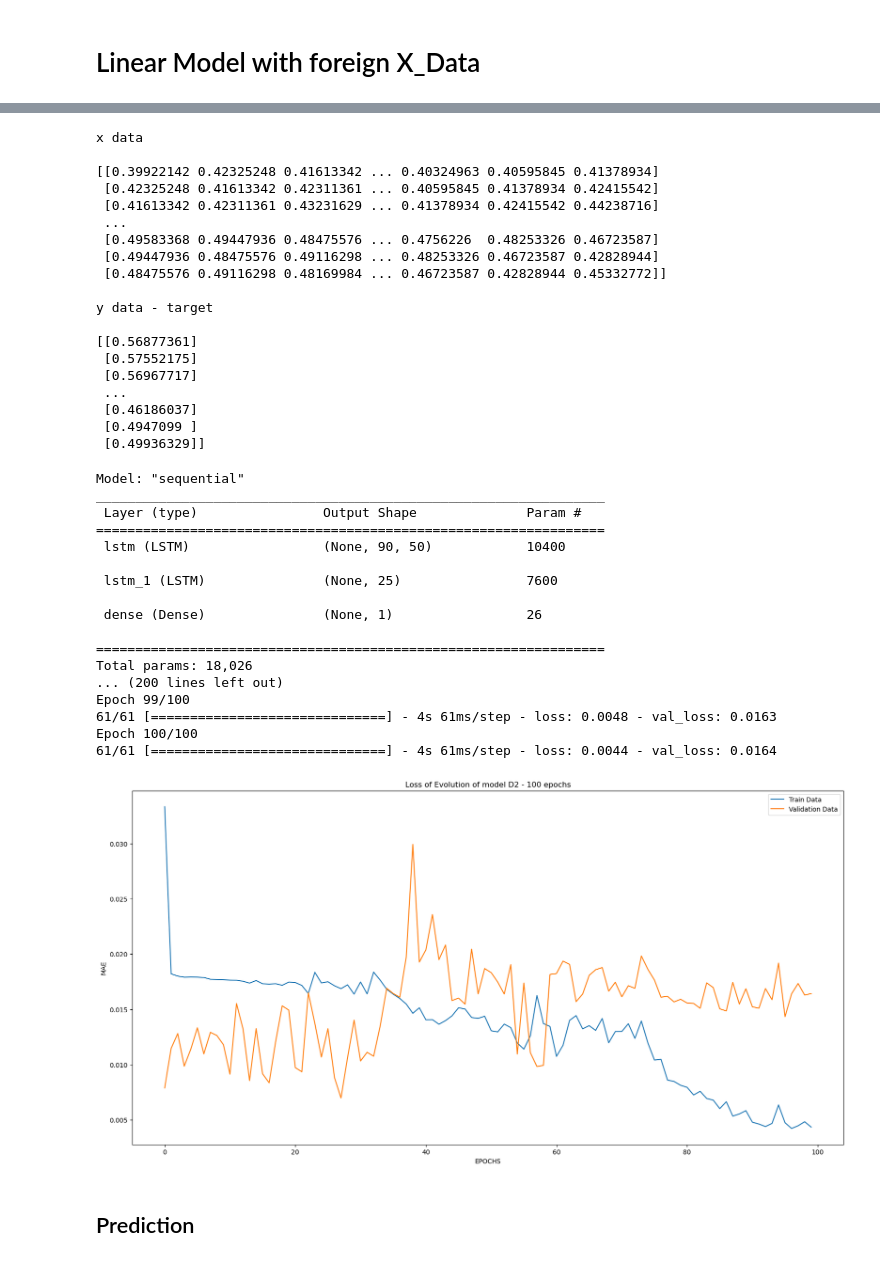
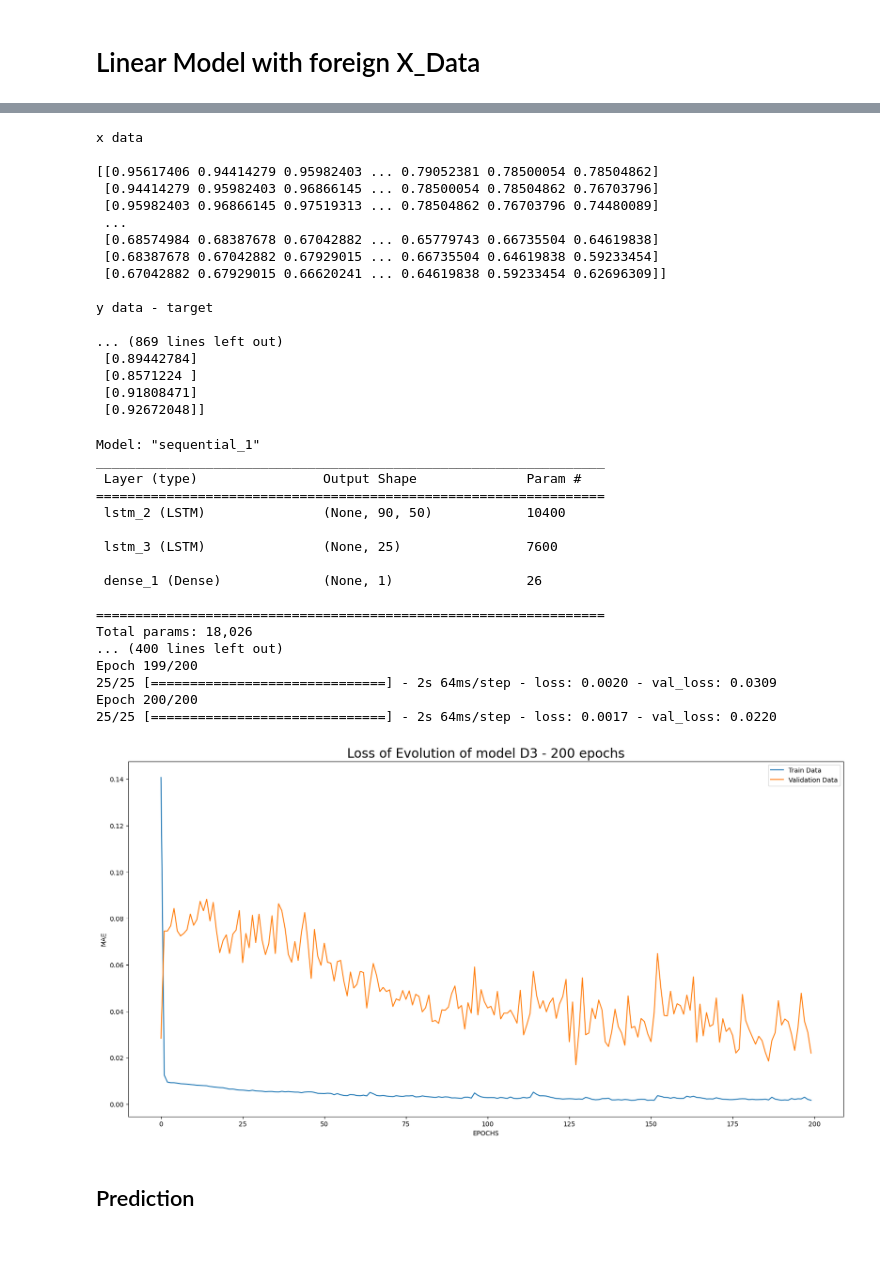
Before and after one commit to zohanny/LSTM-Euronext, a Jupyter notebook: EURONEXT LISBON - Forecasting with LSTM.ipynb, the cells around one changed output, grey strips where cells are left out. Saved outputs shown, nothing was run; the diff lists cells and outputs as text; code cells hidden in the pictures.

```diff
--- a/EURONEXT LISBON - Forecasting with LSTM.ipynb
+++ b/EURONEXT LISBON - Forecasting with LSTM.ipynb
@@ -26,7 +26,7 @@ import os
 LOOK_BACK = 90
 PERIODS_TO_PREDICT = 50
 BATCH_SIZE = 32
-EPOCHS=10
+EPOCHS=200
 LEARN_RATE=0.0005
 VALIDATION_SPLIT=0.1
 NUMBER_NEURONS=50
@@ -43,10 +43,10 @@ NUMBER_OF_LAYERS=2;
 #dfspain.to_csv('stocks5yspain.csv')
 # %%
 def load_dfspain():
-    return pd.read_csv('stocks5yspain.csv', index_col=0, parse_dates=True) if PERIOD=='5Y' else pd.read_csv('stocks10yspain.csv', index_col=0, parse_dates=True)
+    return pd.read_csv('stocks5yspain.csv', index_col=0, parse_dates=True) if PERIOD=='5y' else pd.read_csv('stocks10yspain.csv', index_col=0, parse_dates=True)
 # %%
 def load_df_portugal():
-    return pd.read_csv('stocks.csv', index_col=0, parse_dates=True) if PERIOD=='5Y' else pd.read_csv('stocks10y.csv', index_col=0, parse_dates=True)
+    return pd.read_csv('stocks.csv', index_col=0, parse_dates=True) if PERIOD=='5y' else pd.read_csv('stocks10y.csv', index_col=0, parse_dates=True)
 # %%
 #df = pd.read_csv('stocks.csv', index_col=0, parse_dates=True)
 df = pd.read_csv('stocks.csv', index_col=0, parse_dates=True)
@@ -296,7 +279,7 @@ def plotHistory(history, yaxis="MAE", title="") :
     plt.plot(history.history['val_loss'], label='Validation Data')
     plt.xlabel("EPOCHS")
     plt.ylabel(yaxis)
-    plt.title(title)
+    plt.title(title, fontsize=20)
     plt.legend()
     plt.show()
 # %% [markdown]
@@ -675,49 +658,47 @@ print(y_train_data)
 # %% [output]
 x data
 
-[[0.39922142 0.42325248 0.41613342 ... 0.40324963 0.40595845 0.41378934]
- [0.42325248 0.41613342 0.42311361 ... 0.40595845 0.41378934 0.42415542]
- [0.41613342 0.42311361 0.43231629 ... 0.41378934 0.42415542 0.44238716]
+[[0.95617406 0.94414279 0.95982403 ... 0.79052381 0.78500054 0.78504862]
+ [0.94414279 0.95982403 0.96866145 ... 0.78500054 0.78504862 0.76703796]
+ [0.95982403 0.96866145 0.97519313 ... 0.78504862 0.76703796 0.74480089]
  ...
- [0.49583368 0.49447936 0.48475576 ... 0.4756226  0.48253326 0.46723587]
- [0.49447936 0.48475576 0.49116298 ... 0.48253326 0.46723587 0.42828944]
- [0.48475576 0.49116298 0.48169984 ... 0.46723587 0.42828944 0.45332772]]
+ [0.68574984 0.68387678 0.67042882 ... 0.65779743 0.66735504 0.64619838]
+ [0.68387678 0.67042882 0.67929015 ... 0.66735504 0.64619838 0.59233454]
+ [0.67042882 0.67929015 0.66620241 ... 0.64619838 0.59233454 0.62696309]]
 
 y data - target
 
-[[0.56877361]
- [0.57552175]
- [0.56967717]
- ...
- [0.46186037]
- [0.4947099 ]
- [0.49936329]]
+... (869 lines left out)
+ [0.89442784]
+ [0.8571224 ]
+ [0.91808471]
+ [0.92672048]]
 # %%
 lstm_model = createLstmModel(x_train_data)
 print(lstm_model.summary())
 history=trainLstmModel(lstm_model, x_train_data, y_train_data)
 # %% [output]
-Model: "sequential"
+Model: "sequential_1"
 _________________________________________________________________
  Layer (type)                Output Shape              Param #
 =================================================================
- lstm (LSTM)                 (None, 90, 50)            10400
+ lstm_2 (LSTM)               (None, 90, 50)            10400
 
- lstm_1 (LSTM)               (None, 25)                7600
+ lstm_3 (LSTM)               (None, 25)                7600
 
- dense (Dense)               (None, 1)                 26
+ dense_1 (Dense)             (None, 1)                 26
 
 =================================================================
 Total params: 18,026
-... (200 lines left out)
-Epoch 99/100
-61/61 [==============================] - 4s 61ms/step - loss: 0.0048 - val_loss: 0.0163
-Epoch 100/100
-61/61 [==============================] - 4s 61ms/step - loss: 0.0044 - val_loss: 0.0164
+... (400 lines left out)
+Epoch 199/200
+25/25 [==============================] - 2s 64ms/step - loss: 0.0020 - val_loss: 0.0309
+Epoch 200/200
+25/25 [==============================] - 2s 64ms/step - loss: 0.0017 - val_loss: 0.0220
 # %%
-plotHistory(history, title="Loss of Evolution of model D2 - 100 epochs")
+plotHistory(history, title="Loss of Evolution of model D3 - 200 epochs")
 # %% [output]
-[figure, old version]
+[figure, new version]
 # %% [markdown]
 
 ## Prediction
```
Also changed, not shown: parts of 9 cells of this notebook.
